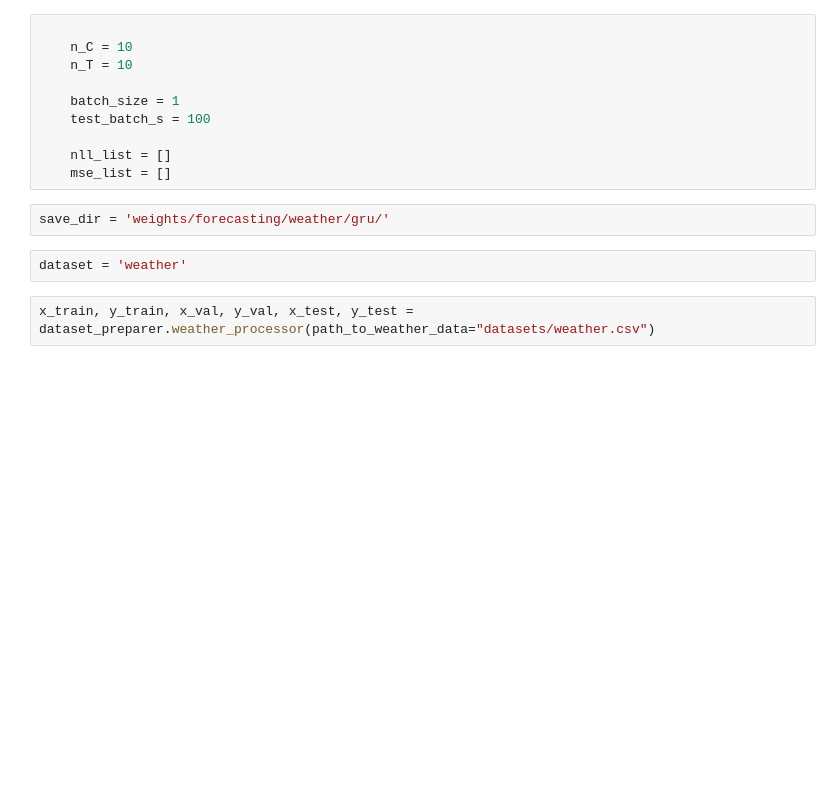
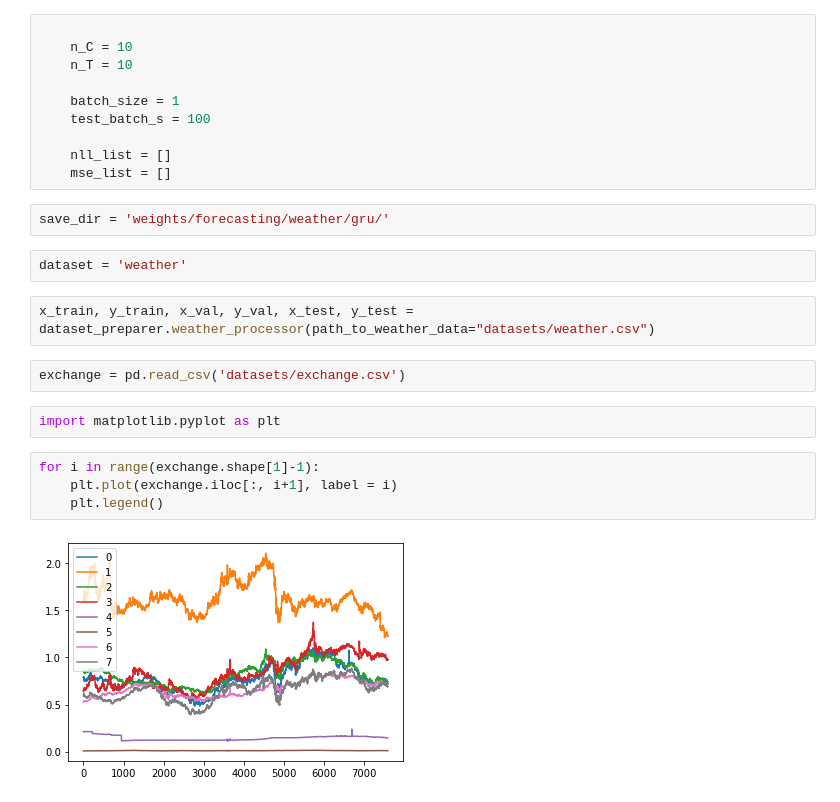
Before and after one commit to oremnirv/ATP, a Jupyter notebook: gru_training.ipynb, the cells around one changed output. Saved outputs shown, nothing was run; the diff lists cells and outputs as text; blank space fills up the shorter version.

```diff
--- a/gru_training.ipynb
+++ b/gru_training.ipynb
@@ -27,6 +27,16 @@ save_dir = 'weights/forecasting/weather/gru/'
 dataset = 'weather'
 # %%
 x_train, y_train, x_val, y_val, x_test, y_test = dataset_preparer.weather_processor(path_to_weather_data="datasets/weather.csv")
+# %%
+exchange = pd.read_csv('datasets/exchange.csv')
+# %%
+import matplotlib.pyplot as plt
+# %%
+for i in range(exchange.shape[1]-1):
+    plt.plot(exchange.iloc[:, i+1], label = i)
+    plt.legend()
+# %% [output]
+[figure, added]
 # %%
 with tf.device("/CPU:0"):
 
```
Also changed, not shown: parts of 3 cells of this notebook, 9 other files.
